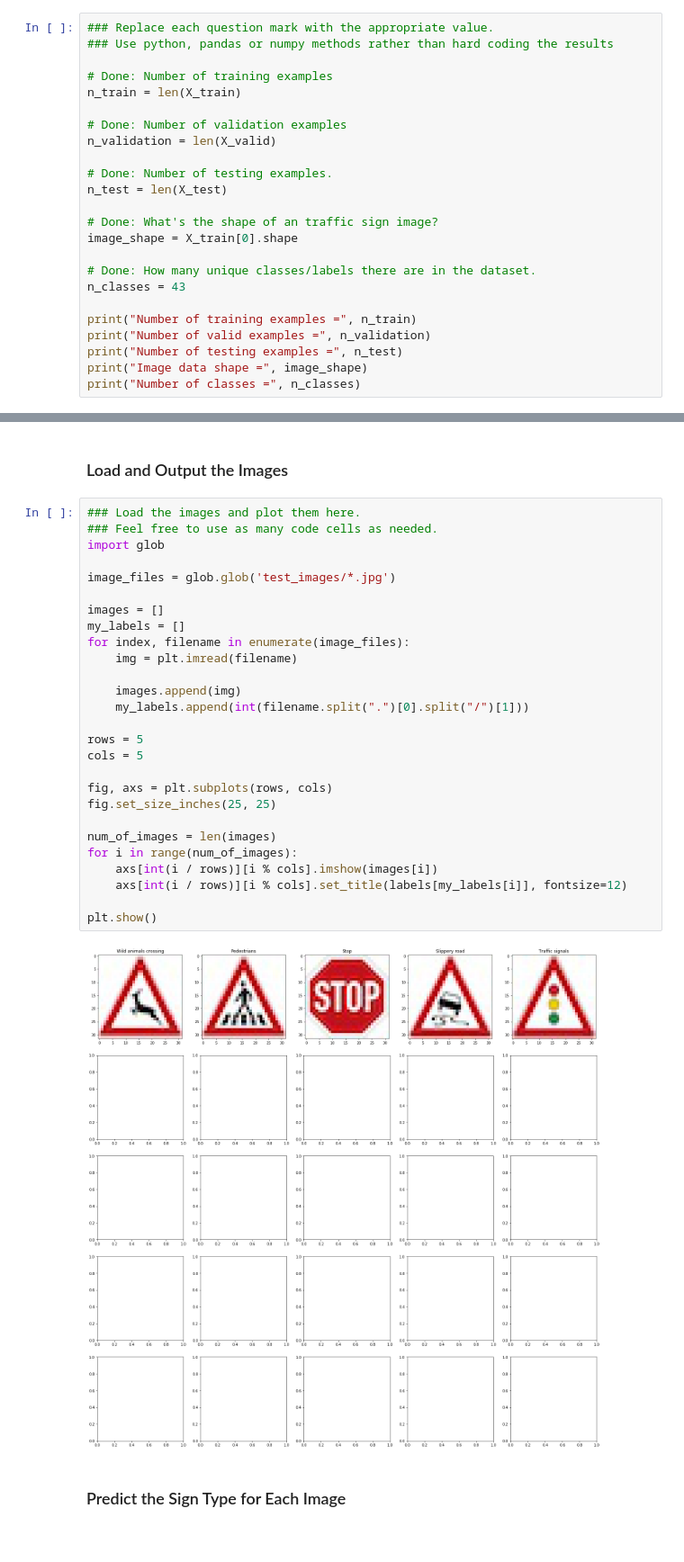
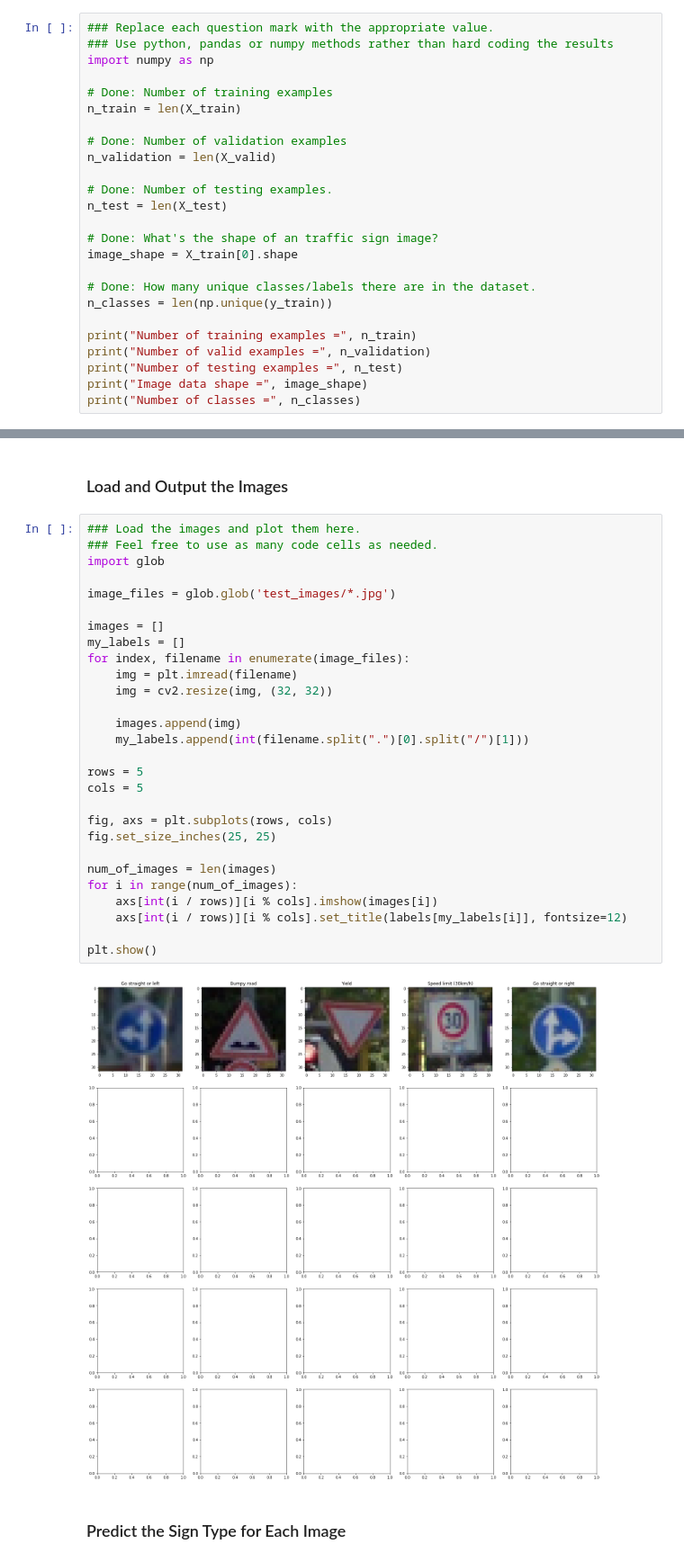
Before and after one commit to goke-epapa/CarND-Traffic-Sign-Classifier-Project, a Jupyter notebook: Traffic_Sign_Classifier.ipynb, the cells around one changed output, grey strips where cells are left out. Shown at 90% size. Saved outputs shown, nothing was run; the diff lists cells and outputs as text.

Commit message:
use new images from the web + project review fixes

```diff
--- a/Traffic_Sign_Classifier.ipynb
+++ b/Traffic_Sign_Classifier.ipynb
@@ -60,6 +60,7 @@ Complete the basic data summary below. Use python, numpy and/or pandas methods t
 # %%
 ### Replace each question mark with the appropriate value.
 ### Use python, pandas or numpy methods rather than hard coding the results
+import numpy as np
 
 # Done: Number of training examples
 n_train = len(X_train)
@@ -74,7 +75,7 @@ n_test = len(X_test)
 image_shape = X_train[0].shape
 
 # Done: How many unique classes/labels there are in the dataset.
-n_classes = 43
+n_classes = len(np.unique(y_train))
 
 print("Number of training examples =", n_train)
 print("Number of valid examples =", n_validation)
@@ -409,32 +409,33 @@ You may find `signnames.csv` useful as it contains mappings from the class id (i
 # %%
 ### Load the images and plot them here.
 ### Feel free to use as many code cells as needed.
 import glob
 
 image_files = glob.glob('test_images/*.jpg')
 
 images = []
 my_labels = []
 for index, filename in enumerate(image_files):
     img = plt.imread(filename)
+    img = cv2.resize(img, (32, 32))
 
     images.append(img)
     my_labels.append(int(filename.split(".")[0].split("/")[1]))
 
 rows = 5
 cols = 5
 
 fig, axs = plt.subplots(rows, cols)
 fig.set_size_inches(25, 25)
 
 num_of_images = len(images)
 for i in range(num_of_images):
     axs[int(i / rows)][i % cols].imshow(images[i])
     axs[int(i / rows)][i % cols].set_title(labels[my_labels[i]], fontsize=12)
 
 plt.show()
 # %% [output]
-[figure, old version]
+[figure, new version]
 # %% [markdown]
 ### Predict the Sign Type for Each Image
 # %%
```
Also changed, not shown: parts of 7 cells of this notebook, 12 other files.
